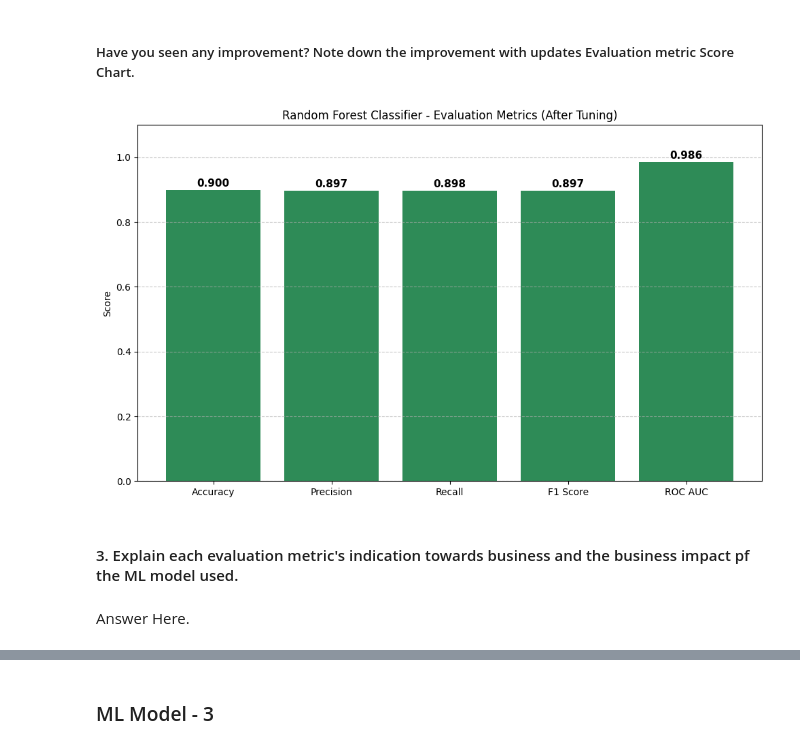
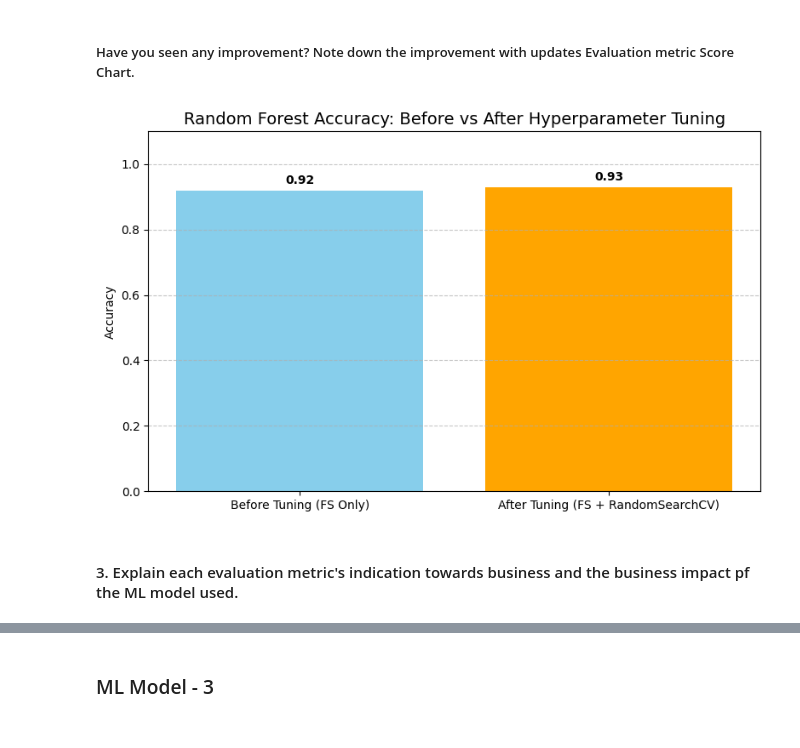
Before and after one commit to VANSHG2005/Python, a Jupyter notebook: Mobile_Price_Range_Prediction_ML_Classification_Project.ipynb, the cells around one changed output, grey strips where cells are left out. Cells and saved outputs as stored; diff of their text form; code cells hidden in the pictures.

```diff
--- a/Mobile_Price_Range_Prediction_ML_Classification_Project.ipynb
+++ b/Mobile_Price_Range_Prediction_ML_Classification_Project.ipynb
@@ -1418,39 +1535,32 @@ Answer Here.
 # %% [markdown]
 ##### Have you seen any improvement? Note down the improvement with updates Evaluation metric Score Chart.
-# %%
-
-# Recalculate metrics AFTER tuning
-y_test_pred_rf_opt = best_rf.predict(X_test_scaled)
-rf_test_precision_opt = precision_score(y_test, y_test_pred_rf_opt, average='macro')
-rf_test_recall_opt = recall_score(y_test, y_test_pred_rf_opt, average='macro')
-rf_test_f1_opt = f1_score(y_test, y_test_pred_rf_opt, average='macro')
-rf_test_roc_auc_opt = roc_auc_score(y_test, best_rf.predict_proba(X_test_scaled), multi_class='ovr', average='macro')
-rf_test_accuracy_opt = accuracy_score(y_test, y_test_pred_rf_opt)
-
-# Metrics AFTER tuning
-rf_tuned_metrics = {
-    "Accuracy": rf_test_accuracy_opt,
-    "Precision": rf_test_precision_opt,
-    "Recall": rf_test_recall_opt,
-    "F1 Score": rf_test_f1_opt,
-    "ROC AUC": rf_test_roc_auc_opt
-}
-
-# Plotting AFTER tuning
-plt.figure(figsize=(10, 6))
-bars = plt.bar(rf_tuned_metrics.keys(), rf_tuned_metrics.values(), color='seagreen')
-plt.ylim(0, 1.1)
-plt.title("Random Forest Classifier - Evaluation Metrics (After Tuning)")
-plt.ylabel("Score")
-for bar in bars:
-    yval = bar.get_height()
-    plt.text(bar.get_x() + bar.get_width()/2.0, yval + 0.01, f"{yval:.3f}", ha='center', fontsize=11, fontweight='bold')
-plt.grid(axis='y', linestyle='--', alpha=0.7)
-plt.tight_layout()
-plt.show()
-# %% [output]
-[figure, removed]
+# %%
+# Accuracy values (update if needed with your actual results)
+accuracy_before_fs = accuracy_score(y_test, y_pred_fs)
+accuracy_after_tuning_fs = accuracy_score(y_test, y_pred_rf_tuned)
+
+# Step 1: Plotting the comparison bar chart
+metrics = {
+    "Before Tuning (FS Only)": accuracy_before_fs,
+    "After Tuning (FS + RandomSearchCV)": accuracy_after_tuning_fs
+}
+
+# Step 2: Create a bar chart
+plt.figure(figsize=(8, 5))
+bars = plt.bar(metrics.keys(), metrics.values(), color=["skyblue", "orange"])
+plt.title("Random Forest Accuracy: Before vs After Hyperparameter Tuning", fontsize=14)
+plt.ylabel("Accuracy")
+plt.ylim(0, 1.1)
+
+# Step 3: Annotate accuracy values on bars
+for bar in bars:
+    yval = bar.get_height()
+    plt.text(bar.get_x() + bar.get_width() / 2, yval + 0.02, f"{yval:.2f}", ha='center', fontweight='bold')
+
+plt.grid(axis='y', linestyle='--', alpha=0.7)
+plt.tight_layout()
+plt.show()
+# %% [output]
+[figure, added]
 # %% [markdown]
 #### 3. Explain each evaluation metric's indication towards business and the business impact pf the ML model used.
-# %% [markdown]
-Answer Here.
```
Also changed, not shown: parts of 12 cells of this notebook.
